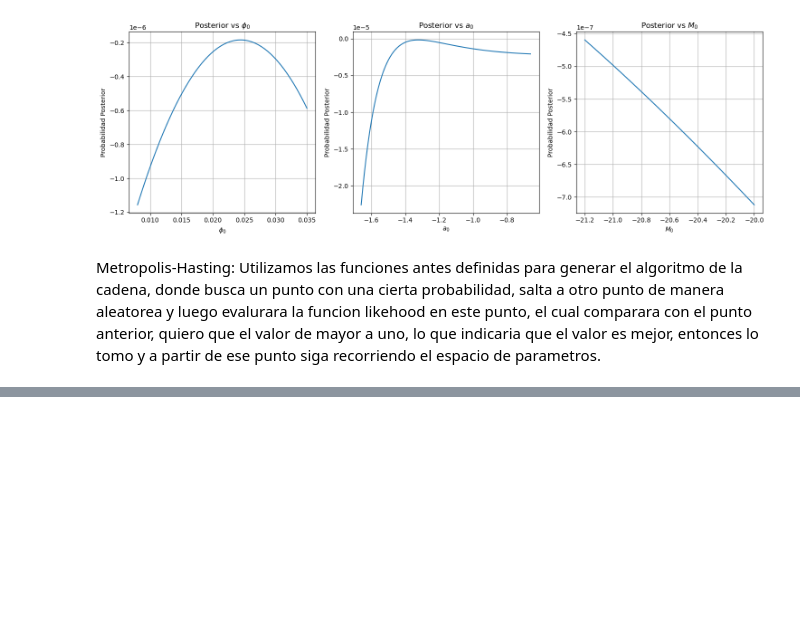
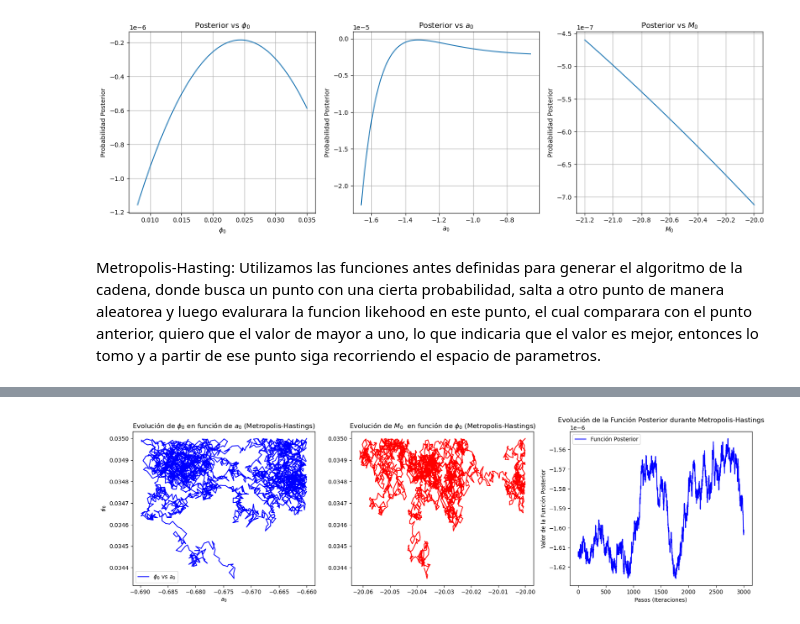
Before and after one commit to Cami-hormaeche/Astrometria2024, a Jupyter notebook: practico4/problema4.ipynb, the cells around one changed output, grey strips where cells are left out. Cells and saved outputs as stored; diff of their text form; code cells hidden in the pictures; blank space fills up the shorter version.

```diff
--- a/practico4/problema4.ipynb
+++ b/practico4/problema4.ipynb
@@ -318,0 +314,11 @@ plt.show()
+# %%
+# Llamar a la función metropolis_hasting y obtener los resultados en variables
+a0_list, M0_list, phi0_list, p0_list = metropolis_hasting(
+    y=datos['PHI'], M=datos['MAG'], phi0=phi0, a0=a0, M0=M0,
+    sigma=sigma, phi0lim=phi0lim, M0lim=M0lim, alim=alim, N_iter=3000
+)
+# Imprimimos las listas obtenidas
+print('lista a0:',a0_list)  # Imprime la lista de a0
+print('lista M0:',M0_list)  # Imprime la lista de M0
+print('lista phi0:',phi0_list)  # Imprime la lista de phi0
+print('lista p0:',p0_list)  # Imprime la lista de p0
@@ -318,0 +330,23 @@ plt.show()
+# %%
+
+# Graficar phi0 vs a0
+plt.figure(figsize=(20, 5))
+plt.subplot(1, 3, 1)
+plt.plot(a0_list, phi0_list, label=r'$\phi_0$ vs $a_0$', color='b')
+plt.xlabel(r'$a_0$')
+plt.ylabel(r'$\phi_0$')
+plt.title('Evolución de $\phi_0$ en función de $a_0$ (Metropolis-Hastings)')
+plt.legend()
+plt.subplot(1, 3, 2)
+plt.plot(M0_list, phi0_list, label=r'$M_0$ vs $\phi_0$', color='r')
+plt.title('Evolución de $M_0$  en función de $\phi_0$ (Metropolis-Hastings)')
+# Graficar la función posterior en función de los pasos
+plt.subplot(1, 3, 3)
+plt.plot(p0_list, label="Función Posterior", color='blue')
+plt.xlabel("Pasos (Iteraciones)")
+plt.ylabel("Valor de la Función Posterior")
+plt.title("Evolución de la Función Posterior durante Metropolis-Hastings")
+plt.legend()
+plt.show()
+# %% [output]
+[figure, added]
```
Also changed, not shown: parts of 11 cells of this notebook.
